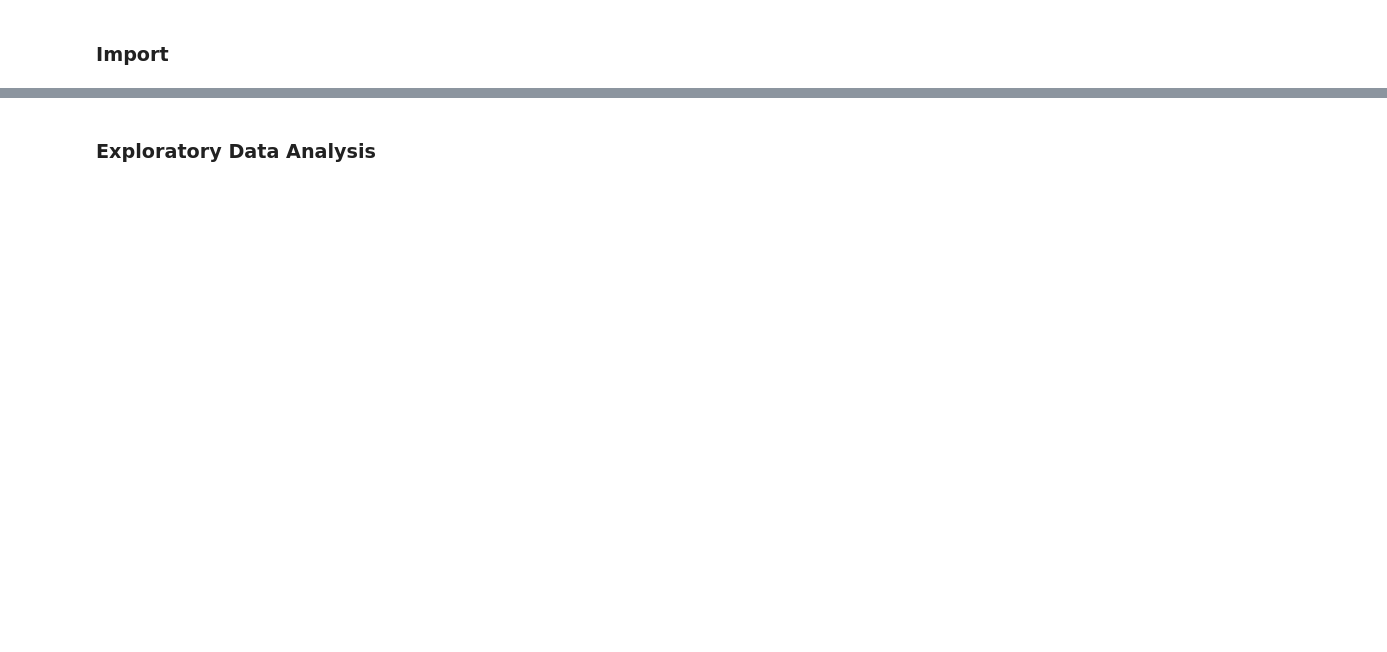
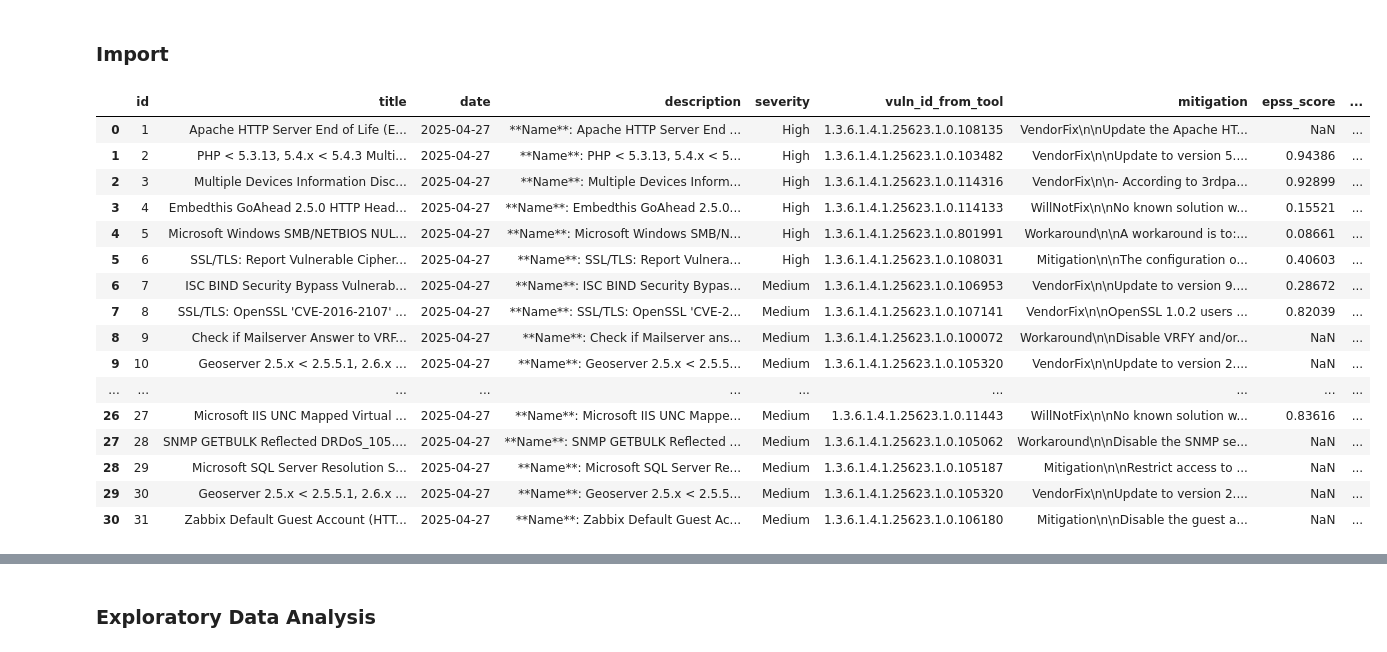
Before and after one commit to TopologyMapping/network-security, a Jupyter notebook: voting_analysis/src/analysis/data_prep.ipynb, the cells around one changed output, grey strips where cells are left out. Cells and saved outputs as stored; diff of their text form; code cells hidden in the pictures; blank space fills up the shorter version.

```diff
--- a/voting_analysis/src/analysis/data_prep.ipynb
+++ b/voting_analysis/src/analysis/data_prep.ipynb
@@ -32,16 +32,16 @@ def load_data(dir_path=DATA_FOLDER):
 
     return features_class, features_num, votes_class, votes_num
 # %%
-fc, fn, vc, vn = load_data("../../data/")
-with open("../../data/kev.json", "r") as f:
+fc, fn, vc, vn = load_data()
+with open(f"{DATA_FOLDER}/kev.json", "r") as f:
     kev = json.load(f)['vulnerabilities']
 kev_set = {i["cveID"] for i in kev}
-with open("../../data/users.json", "r") as f:
+with open(f"{DATA_FOLDER}/users.json", "r") as f:
   users = json.load(f)
 
-df_interns = pd.read_csv("../../data/interns.csv", names=["Nome", "email",  "team", "project"])
-df_mentors = pd.read_csv("../../data/mentors.csv", names=["Nome", "email",  "team"])
-df_team = pd.read_csv("../../data/crivo_team.csv", names=["Nome", "email",  "team", "project"])
+df_interns = pd.read_csv(f"{DATA_FOLDER}/interns.csv", names=["Nome", "email",  "team", "project"])
+df_mentors = pd.read_csv(f"{DATA_FOLDER}/mentors.csv", names=["Nome", "email",  "team"])
+df_team = pd.read_csv(f"{DATA_FOLDER}/crivo_team.csv", names=["Nome", "email",  "team", "project"])
 df_interns["role"] = "intern"
 df_mentors["role"] = "mentor"
 
@@ -53,3 +53,26 @@ df_users = df_users.astype({"Nome": "string", "email": "string", "role": "string
 cat_users = users["crivo"]
 num_users = users["crivo-num"]
 dev_users = users["crivo-dev"]
+# %%
+tc = pd.DataFrame(fc)
+tn = pd.DataFrame(fn)
+# %%
+tc.sort_values(by="id").reset_index(drop=True)
+# %% [output]
+|  | id | title | date | description | severity | vuln_id_from_tool | mitigation | epss_score | ... |
+| 0 | 1 | Apache HTTP Server End of Life (E... | 2025-04-27 | **Name**: Apache HTTP Server End ... | High | 1.3.6.1.4.1.25623.1.0.108135 | VendorFix\n\nUpdate the Apache HT... | NaN | ... |
+| 1 | 2 | PHP < 5.3.13, 5.4.x < 5.4.3 Multi... | 2025-04-27 | **Name**: PHP < 5.3.13, 5.4.x < 5... | High | 1.3.6.1.4.1.25623.1.0.103482 | VendorFix\n\nUpdate to version 5.... | 0.94386 | ... |
+| 2 | 3 | Multiple Devices Information Disc... | 2025-04-27 | **Name**: Multiple Devices Inform... | High | 1.3.6.1.4.1.25623.1.0.114316 | VendorFix\n\n- According to 3rdpa... | 0.92899 | ... |
+| 3 | 4 | Embedthis GoAhead 2.5.0 HTTP Head... | 2025-04-27 | **Name**: Embedthis GoAhead 2.5.0... | High | 1.3.6.1.4.1.25623.1.0.114133 | WillNotFix\n\nNo known solution w... | 0.15521 | ... |
+| 4 | 5 | Microsoft Windows SMB/NETBIOS NUL... | 2025-04-27 | **Name**: Microsoft Windows SMB/N... | High | 1.3.6.1.4.1.25623.1.0.801991 | Workaround\n\nA workaround is to:... | 0.08661 | ... |
+| 5 | 6 | SSL/TLS: Report Vulnerable Cipher... | 2025-04-27 | **Name**: SSL/TLS: Report Vulnera... | High | 1.3.6.1.4.1.25623.1.0.108031 | Mitigation\n\nThe configuration o... | 0.40603 | ... |
+| 6 | 7 | ISC BIND Security Bypass Vulnerab... | 2025-04-27 | **Name**: ISC BIND Security Bypas... | Medium | 1.3.6.1.4.1.25623.1.0.106953 | VendorFix\n\nUpdate to version 9.... | 0.28672 | ... |
+| 7 | 8 | SSL/TLS: OpenSSL 'CVE-2016-2107' ... | 2025-04-27 | **Name**: SSL/TLS: OpenSSL 'CVE-2... | Medium | 1.3.6.1.4.1.25623.1.0.107141 | VendorFix\n\nOpenSSL 1.0.2 users ... | 0.82039 | ... |
+| 8 | 9 | Check if Mailserver Answer to VRF... | 2025-04-27 | **Name**: Check if Mailserver ans... | Medium | 1.3.6.1.4.1.25623.1.0.100072 | Workaround\n\nDisable VRFY and/or... | NaN | ... |
+| 9 | 10 | Geoserver 2.5.x < 2.5.5.1, 2.6.x ... | 2025-04-27 | **Name**: Geoserver 2.5.x < 2.5.5... | Medium | 1.3.6.1.4.1.25623.1.0.105320 | VendorFix\n\nUpdate to version 2.... | NaN | ... |
+| ... | ... | ... | ... | ... | ... | ... | ... | ... | ... |
+| 26 | 27 | Microsoft IIS UNC Mapped Virtual ... | 2025-04-27 | **Name**: Microsoft IIS UNC Mappe... | Medium | 1.3.6.1.4.1.25623.1.0.11443 | WillNotFix\n\nNo known solution w... | 0.83616 | ... |
+| 27 | 28 | SNMP GETBULK Reflected DRDoS_105.... | 2025-04-27 | **Name**: SNMP GETBULK Reflected ... | Medium | 1.3.6.1.4.1.25623.1.0.105062 | Workaround\n\nDisable the SNMP se... | NaN | ... |
+| 28 | 29 | Microsoft SQL Server Resolution S... | 2025-04-27 | **Name**: Microsoft SQL Server Re... | Medium | 1.3.6.1.4.1.25623.1.0.105187 | Mitigation\n\nRestrict access to ... | NaN | ... |
+| 29 | 30 | Geoserver 2.5.x < 2.5.5.1, 2.6.x ... | 2025-04-27 | **Name**: Geoserver 2.5.x < 2.5.5... | Medium | 1.3.6.1.4.1.25623.1.0.105320 | VendorFix\n\nUpdate to version 2.... | NaN | ... |
+| 30 | 31 | Zabbix Default Guest Account (HTT... | 2025-04-27 | **Name**: Zabbix Default Guest Ac... | Medium | 1.3.6.1.4.1.25623.1.0.106180 | Mitigation\n\nDisable the guest a... | NaN | ... |
```
Also changed, not shown: parts of 19 cells of this notebook, 3 other files.
